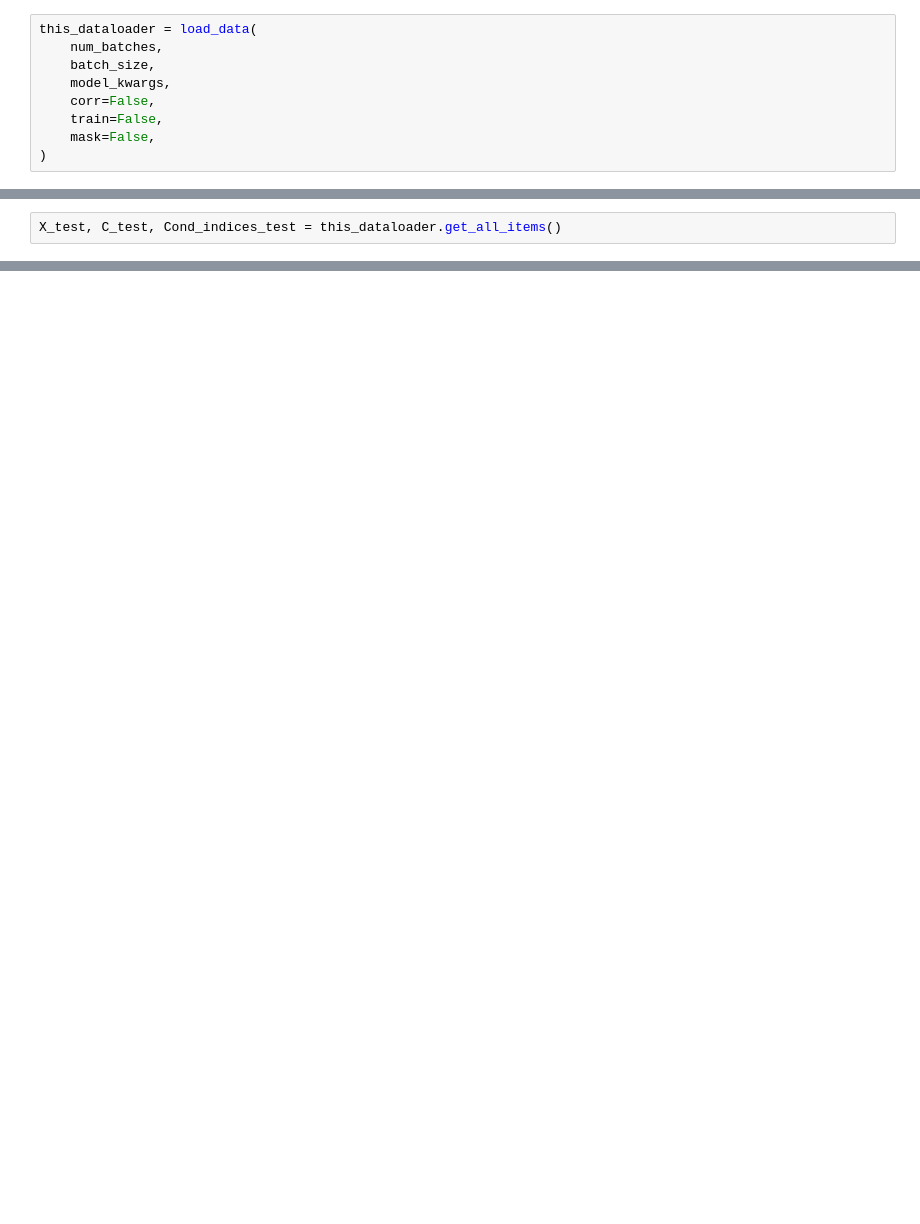
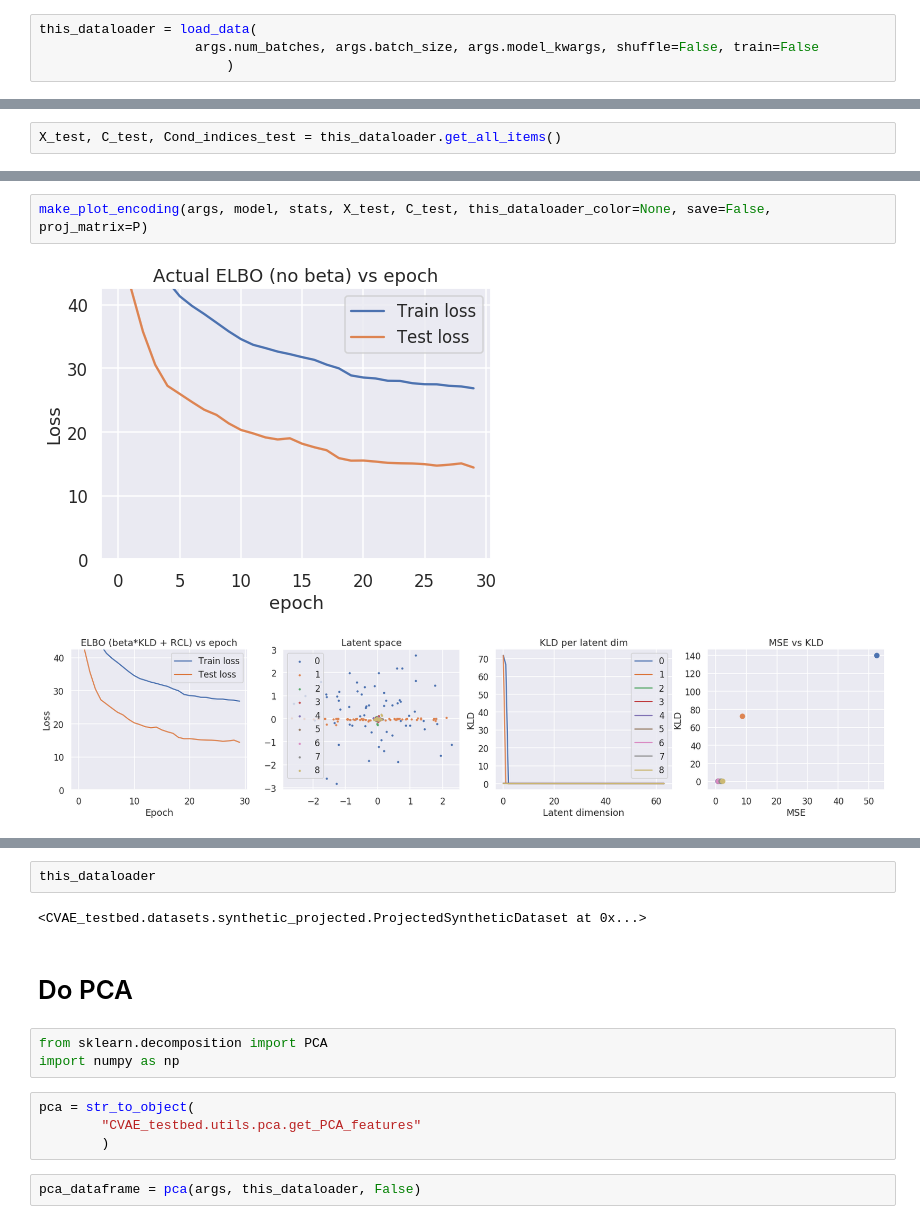
Before and after one commit to AllenCellModeling/CVAE_testbed, a Jupyter notebook: CVAE_testbed/notebooks/run_model.ipynb, the cells around one changed output, grey strips where cells are left out. Drawn from its saved outputs; the diff is of its cells as text; blank space fills up the shorter version.

```diff
--- a/CVAE_testbed/notebooks/run_model.ipynb
+++ b/CVAE_testbed/notebooks/run_model.ipynb
@@ -128,9 +156,4 @@ model_kwargs
 # %%
 this_dataloader = load_data(
-    num_batches,
-    batch_size,
-    model_kwargs,
-    corr=False,
-    train=False,
-    mask=False,
-)
+                    args.num_batches, args.batch_size, args.model_kwargs, shuffle=False, train=False
+                        )
@@ -405,0 +191,5 @@ names = this_dataloader.get_feature_names()
+# %%
+make_plot_encoding(args, model, stats, X_test, C_test, this_dataloader_color=None, save=False, proj_matrix=P)
+# %% [output]
+[figure, added]
+[figure, added]
@@ -405,0 +197,15 @@ names = this_dataloader.get_feature_names()
+# %%
+this_dataloader
+# %% [output]
+<CVAE_testbed.datasets.synthetic_projected.ProjectedSyntheticDataset at 0x...>
+# %% [markdown]
+# Do PCA
+# %%
+from sklearn.decomposition import PCA
+import numpy as np
+# %%
+pca = str_to_object(
+        "CVAE_testbed.utils.pca.get_PCA_features"
+        )
+# %%
+pca_dataframe = pca(args, this_dataloader, False)
```
Also changed, not shown: parts of 73 cells of this notebook, 33 other files.
